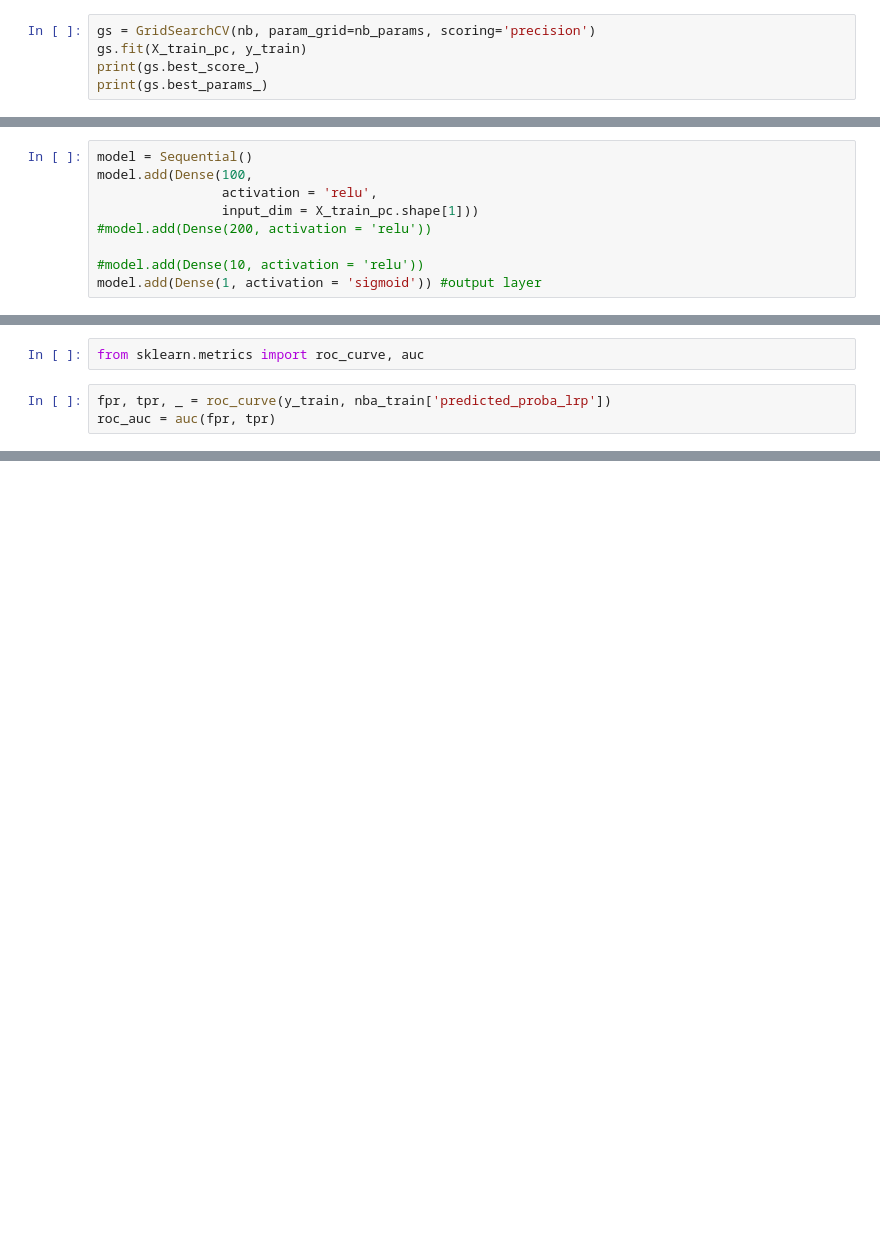
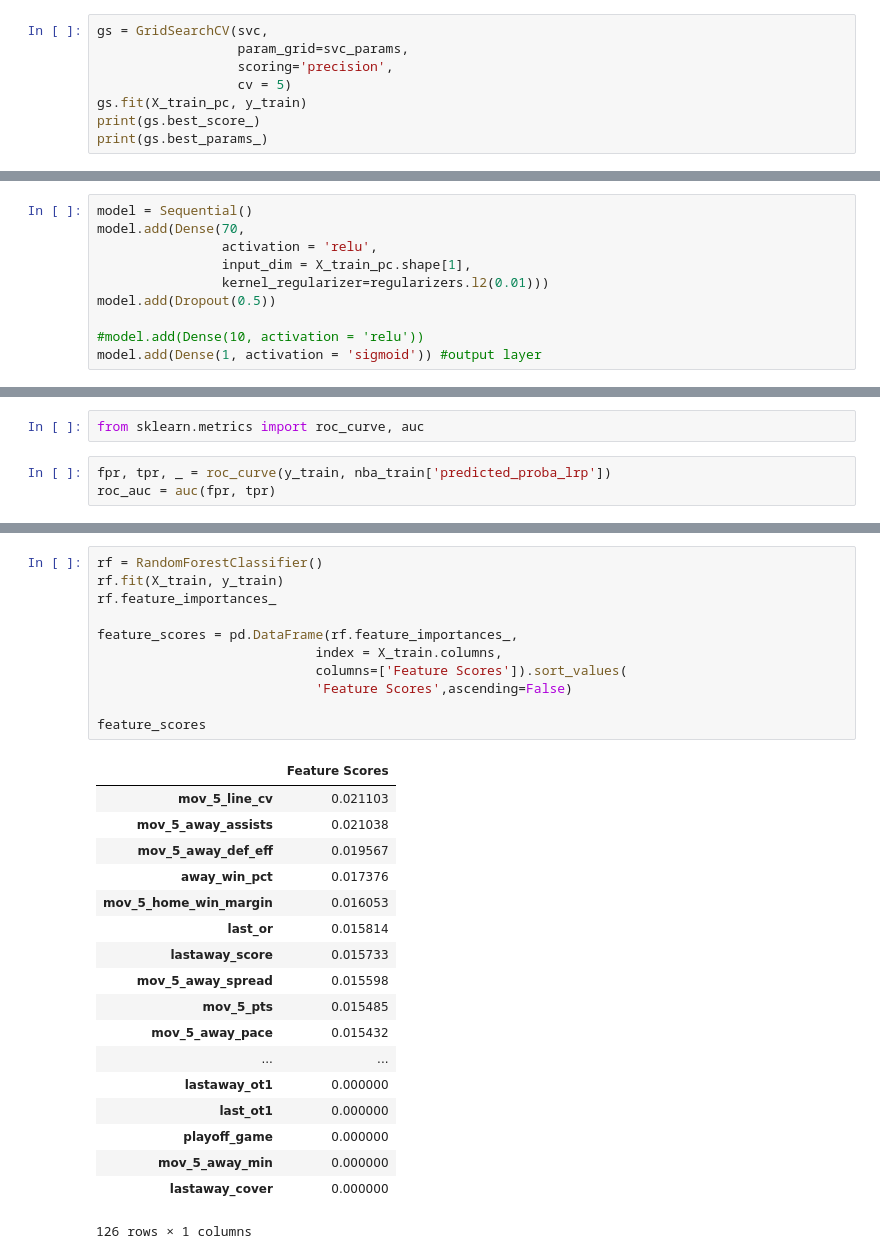
Before and after one commit to bryanco1966/Sports-Modeling, a Jupyter notebook: NBA Categorical Analysis.ipynb, the cells around one changed output, grey strips where cells are left out. Drawn from its saved outputs; the diff is of its cells as text; blank space fills up the shorter version.

```diff
--- a/NBA Categorical Analysis.ipynb
+++ b/NBA Categorical Analysis.ipynb
@@ -160,5 +170,8 @@ nb_params = {
 # %%
-gs = GridSearchCV(nb, param_grid=nb_params, scoring='precision')
+gs = GridSearchCV(svc,
+                  param_grid=svc_params,
+                  scoring='precision',
+                  cv = 5)
 gs.fit(X_train_pc, y_train)
 print(gs.best_score_)
 print(gs.best_params_)
@@ -201,9 +217,10 @@ from keras.utils import to_categorical
 # %%
 model = Sequential()
-model.add(Dense(100,
+model.add(Dense(70,
                 activation = 'relu',
-                input_dim = X_train_pc.shape[1]))
-#model.add(Dense(200, activation = 'relu'))
+                input_dim = X_train_pc.shape[1],
+                kernel_regularizer=regularizers.l2(0.01)))
+model.add(Dropout(0.5))
 
 #model.add(Dense(10, activation = 'relu'))
 model.add(Dense(1, activation = 'sigmoid')) #output layer
@@ -355,0 +411,30 @@ Return of Home Games:  5.454
+# %%
+rf = RandomForestClassifier()
+rf.fit(X_train, y_train)
+rf.feature_importances_
+
+feature_scores = pd.DataFrame(rf.feature_importances_,
+                            index = X_train.columns,
+                            columns=['Feature Scores']).sort_values(
+                            'Feature Scores',ascending=False)
+
+feature_scores
+# %% [output]
+|  | Feature Scores |
+| mov_5_line_cv | 0.021103 |
+| mov_5_away_assists | 0.021038 |
+| mov_5_away_def_eff | 0.019567 |
+| away_win_pct | 0.017376 |
+| mov_5_home_win_margin | 0.016053 |
+| last_or | 0.015814 |
+| lastaway_score | 0.015733 |
+| mov_5_away_spread | 0.015598 |
+| mov_5_pts | 0.015485 |
+| mov_5_away_pace | 0.015432 |
+| ... | ... |
+| lastaway_ot1 | 0.000000 |
+| last_ot1 | 0.000000 |
+| playoff_game | 0.000000 |
+| mov_5_away_min | 0.000000 |
+| lastaway_cover | 0.000000 |
+126 rows × 1 columns
```
Also changed, not shown: parts of 40 cells of this notebook, 5 other files.
